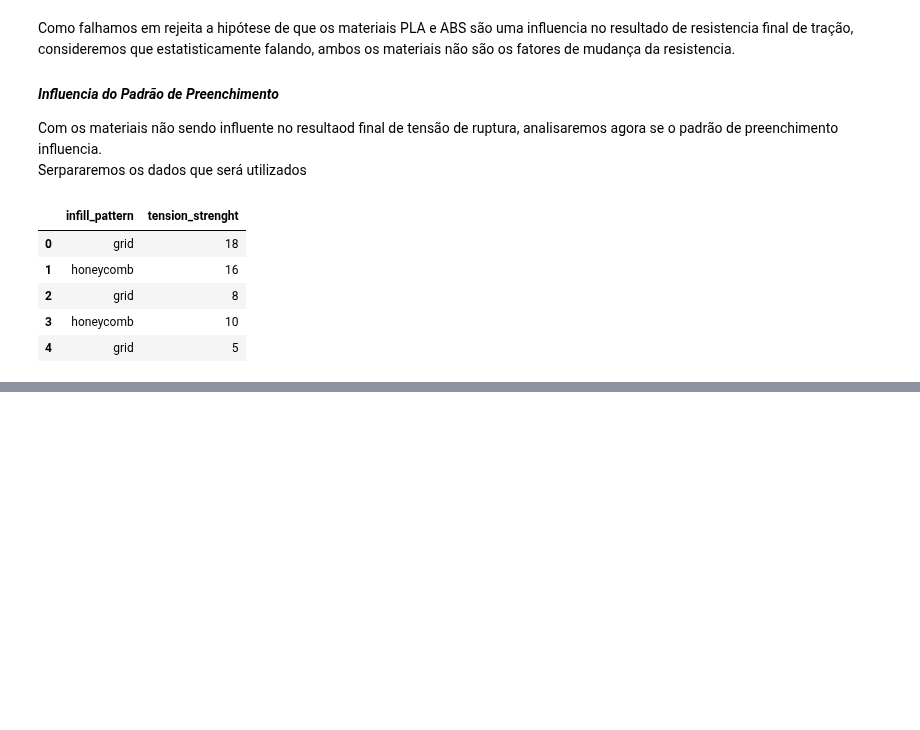
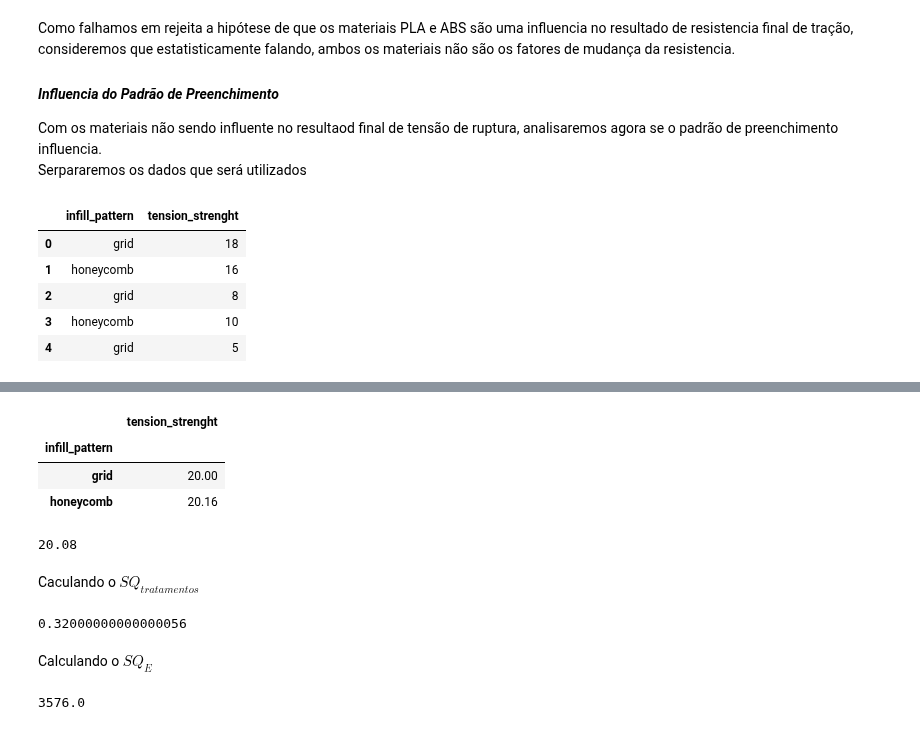
Before and after one commit to Guirubio94/3D-Printer-Analysis, a Jupyter notebook: #02.0-Notebook-Relatorio_de_analise_dos_dados.ipynb, the cells around one changed output, grey strips where cells are left out. Drawn from its saved outputs; the diff is of its cells as text; code cells hidden in the pictures; blank space fills up the shorter version.

```diff
--- a/#02.0-Notebook-Relatorio_de_analise_dos_dados.ipynb
+++ b/#02.0-Notebook-Relatorio_de_analise_dos_dados.ipynb
@@ -741,0 +771,30 @@ data_ten_ptt.head()
+# %%
+mean_ten_ptt = data_ten_ptt.groupby('infill_pattern').mean()   # media da tensão por padrão
+mean_ten_ptt
+# %% [output]
+|  | tension_strenght |
+| infill_pattern |  |
+| grid | 20.00 |
+| honeycomb | 20.16 |
+# %%
+mean_ten_ptt_gen = data_ten_ptt['tension_strenght'].mean()  # Média Geral
+mean_ten_ptt_gen
+# %% [output]
+20.08
+# %% [markdown]
+Caculando o $SQ_{tratamentos}$
+# %%
+SQtrat_ten_ptt = n_ten_ptt[0] * sum((mean_ten_ptt['tension_strenght']-mean_ten_ptt_gen)**2)
+SQtrat_ten_ptt
+# %% [output]
+0.32000000000000056
+# %% [markdown]
+Calculando o $SQ_E$
+# %%
+SQ_hon = sum((data_ten_ptt[data_ten_ptt['infill_pattern']=='honeycomb']['tension_strenght']-float(mean_ten_ptt.loc['honeycomb']))**2)
+SQ_gd = sum((data_ten_ptt[data_ten_ptt['infill_pattern']=='grid']['tension_strenght']-float(mean_ten_ptt.loc['grid']))**2)
+
+SQe_ten_ptt = SQ_abs+SQ_pla
+SQe_ten_ptt
+# %% [output]
+3576.0
```
Also changed, not shown: parts of 6 cells of this notebook.
